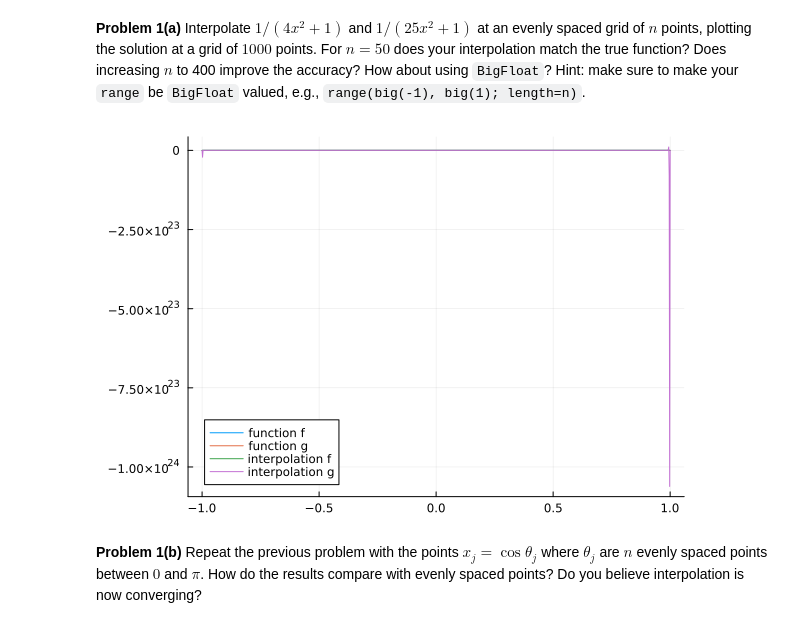
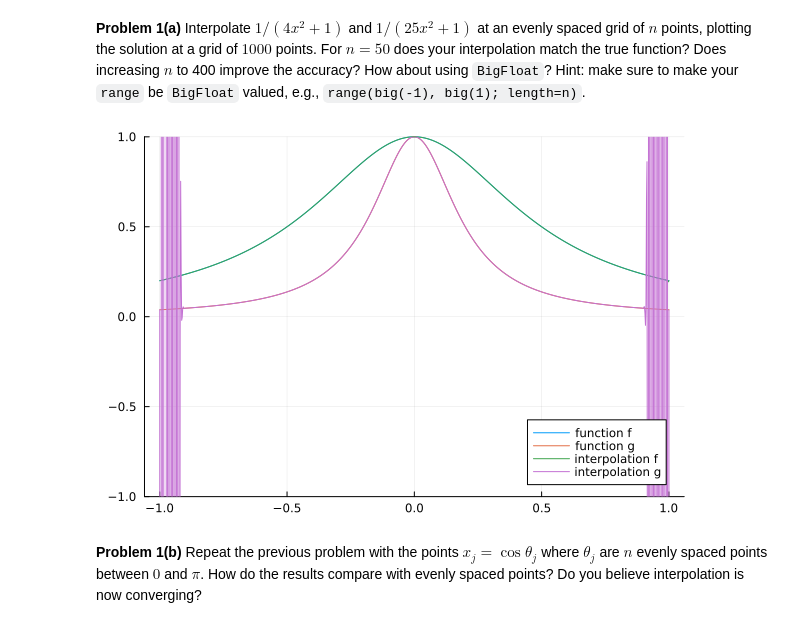
Before and after one commit to wx1424/MATH50003NumericalAnalysis, a Jupyter notebook: labs/lab7.ipynb, the cells around one changed output. Saved outputs shown, nothing was run; the diff lists cells and outputs as text; code cells hidden in the pictures.

```diff
--- a/labs/lab7.ipynb
+++ b/labs/lab7.ipynb
@@ -94,29 +94,30 @@ Hint: make sure to make your `range` be `BigFloat` valued, e.g., `range(big(-1),
 # %%
 # TODO: interpolate 1/(10x^2 + 1) and 1/(25x^2 + 1) at n evenly spaced points, plotting both solutions evaluated at
 # the plotting grid with 1000 points, for n = 50 and 400.
 f = x -> 1/(4x^2 + 1)
 g = x -> 1/(25x^2 + 1)
 n = 400
 x = range(big(-1), big(1); length=n) # evenly spaced points (BAD for interpolation)
 
 V =  [x[j]^k for j = 1:n, k = 0:n-1] # Vandermonde matrix, also can be written as x .^ (0:n)'
 F = f.(x)
 G = g.(x)
 c = V \ F
 d = V \ G # invert the Vandermonde matrix and determine the coefficients
 
 p = x -> dot(c, x .^ (0:n-1)) # take a dot product with monomials x .^ 0:n-1 == [x^j for j=0:n-1]
 
 h = range(big(-1), big(1); length=1000)
 
 V_g = [h[j]^k for j = 1:length(h), k = 0:n-1]
 
 plot(h, f.(h); label="function f")
 plot!(h, g.(h); label="function g")
-plot!(h, V_g*c; label="interpolation f")
+plot!(h, V_g*c; ylims=(-1,1), label="interpolation f")
 plot!(h, V_g*d; label="interpolation g")
+# the interpolation is pretty good near the middle but diverges at the ends especially for 1/(25x^2), even when increasing the number of points
 # %% [output]
-[figure, old version]
+[figure, new version]
 # %% [markdown]
 **Problem 1(b)** Repeat the previous problem with the points $x_j = \cos θ_j$ where $θ_j$ are $n$ evenly spaced points
 between $0$ and $π$. How do the results compare with evenly spaced points? Do you believe interpolation is now converging?
```
Also changed, not shown: parts of 11 cells of this notebook.
